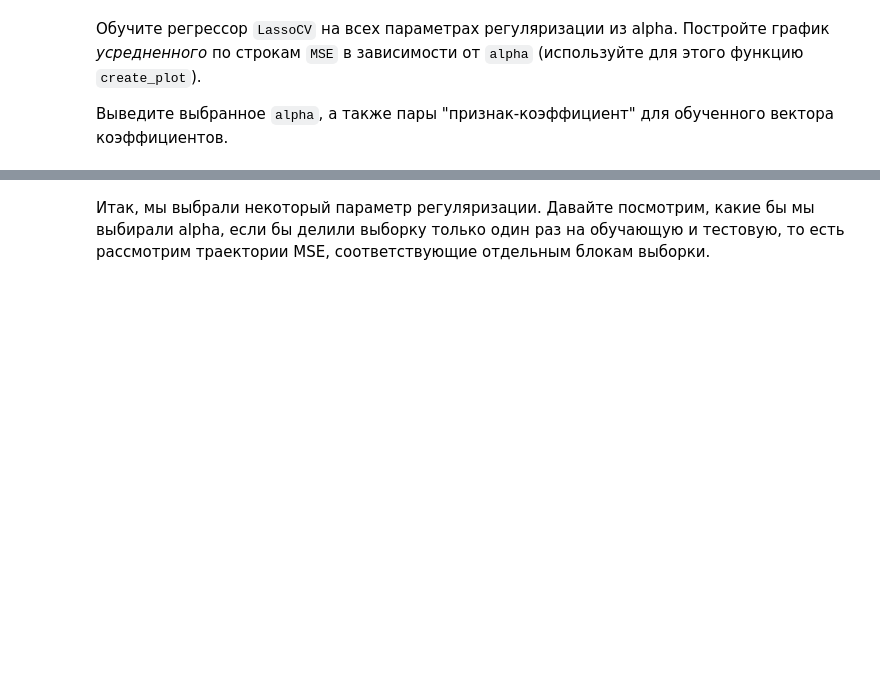
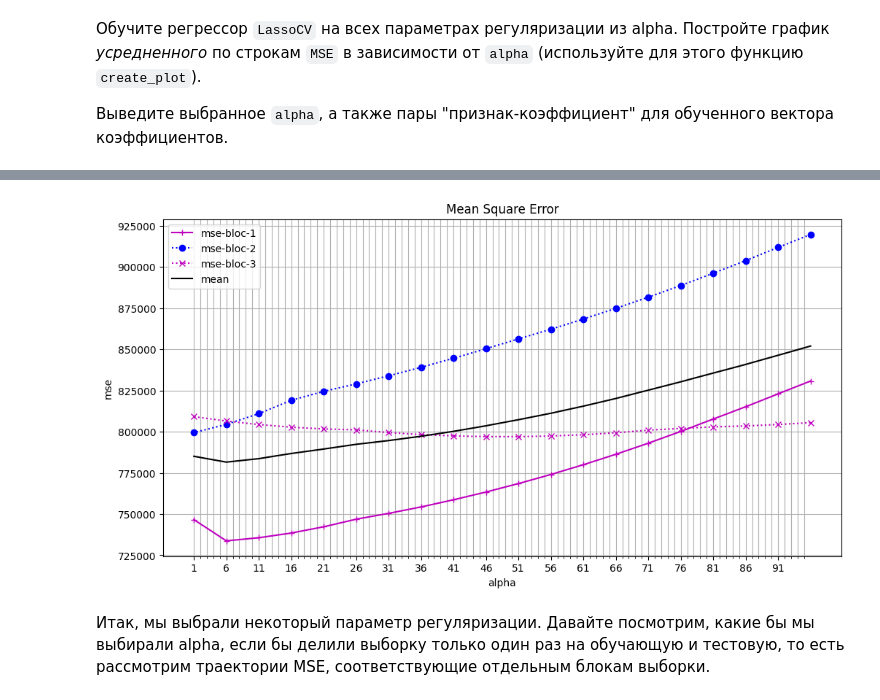
Before and after one commit to DenysTantsiura/datas, a Jupyter notebook: Hw_4/Hw4.1=OverfittingHomeWork.ipynb, the cells around one changed output, grey strips where cells are left out. Cells and saved outputs as stored; diff of their text form; code cells hidden in the pictures; blank space fills up the shorter version.

```diff
--- a/Hw_4/Hw4.1=OverfittingHomeWork.ipynb
+++ b/Hw_4/Hw4.1=OverfittingHomeWork.ipynb
@@ -575,3 +638,41 @@ windspeed(ms): -2.68545418157e-08
+# %%
+import random
+
+def create_plots_in_one(data: np.array, title: str, xlabel: str, ylabel: str, figsize: tuple|None=None) -> None:
+    """First column as x."""
+    size = figsize or (15, 5)
+    fig = plt.figure(figsize=size)
+    ax = fig.add_subplot(1, 1, 1)
+    major_ticks = np.arange(np.min(data[:, 0]), np.max(data[:, 0]), 5)
+    minor_ticks = np.arange(np.min(data[:, 0]), np.max(data[:, 0]), 1)
+    ax.set_xticks(major_ticks)
+    ax.set_xticks(minor_ticks, minor=True)
+
+    x = list(map(lambda e: e[0], data))
+    for el in range(1, data.shape[1]):
+        y = list(map(lambda e: e[el], data))
+        plt.plot(
+                 x,
+                 y,
+                 label=f'mse-bloc-{el}',
+                 color=random.choice('rgbcmyk'),
+                 linestyle=random.choice(['-', '--', '-.', ':', None]),
+                 marker=random.choice('o+xdvs*.^')
+                 )
+
+    plt.plot(x, np.mean(data[:, 1:], axis = 1), label='mean', color='k', linestyle=None)
+
+    plt.title(title)
+    plt.xlabel(xlabel)
+    plt.ylabel(ylabel)
+
+    plt.legend()
+    ax.grid(which='both')
+    plt.show()
+# %%
+create_plots_in_one(data=data_draw, title=f'Mean Square Error', xlabel='alpha', ylabel=f'mse', figsize=(12, 6))
+# %% [output]
+[figure, added]
 # %% [markdown]
 Итак, мы выбрали некоторый параметр регуляризации. Давайте посмотрим, какие бы мы выбирали alpha, если бы делили выборку только один раз на обучающую и тестовую, то есть рассмотрим траектории MSE, соответствующие отдельным блокам выборки.
 # %% [markdown]
```
Also changed, not shown: parts of 28 cells of this notebook.
